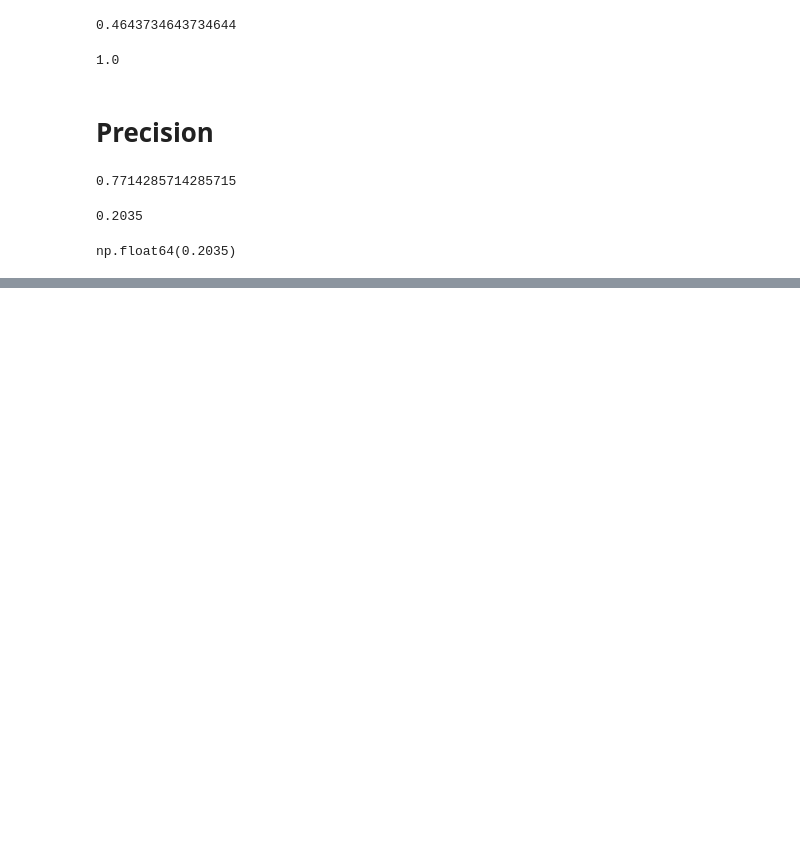
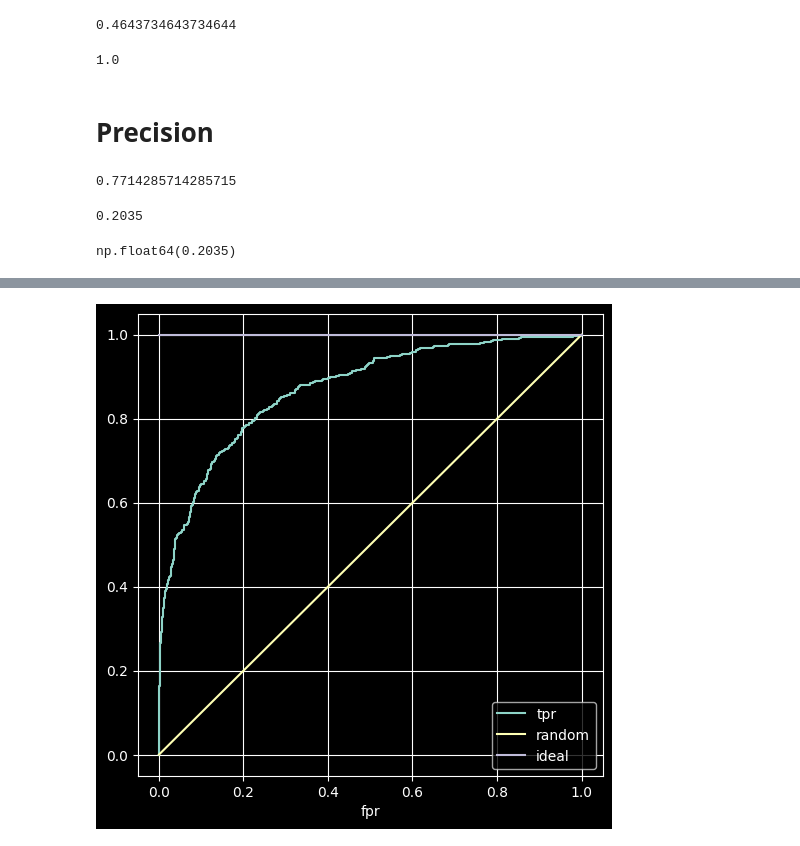
Before and after one commit to SergeyB81/Portfolio-DS, a Jupyter notebook: Car price/classification_metrics.ipynb, the cells around one changed output, grey strips where cells are left out. Saved outputs shown, nothing was run; the diff lists cells and outputs as text; code cells hidden in the pictures; blank space fills up the shorter version.

```diff
--- a/Car price/classification_metrics.ipynb
+++ b/Car price/classification_metrics.ipynb
@@ -287,0 +507,4 @@ np.float64(0.2035)
+# %%
+roc.plot(x='fpr',y=['tpr','random','ideal'],figsize=(6,6),grid=True);
+# %% [output]
+[figure, added]
```
Also changed, not shown: parts of 71 cells of this notebook.
